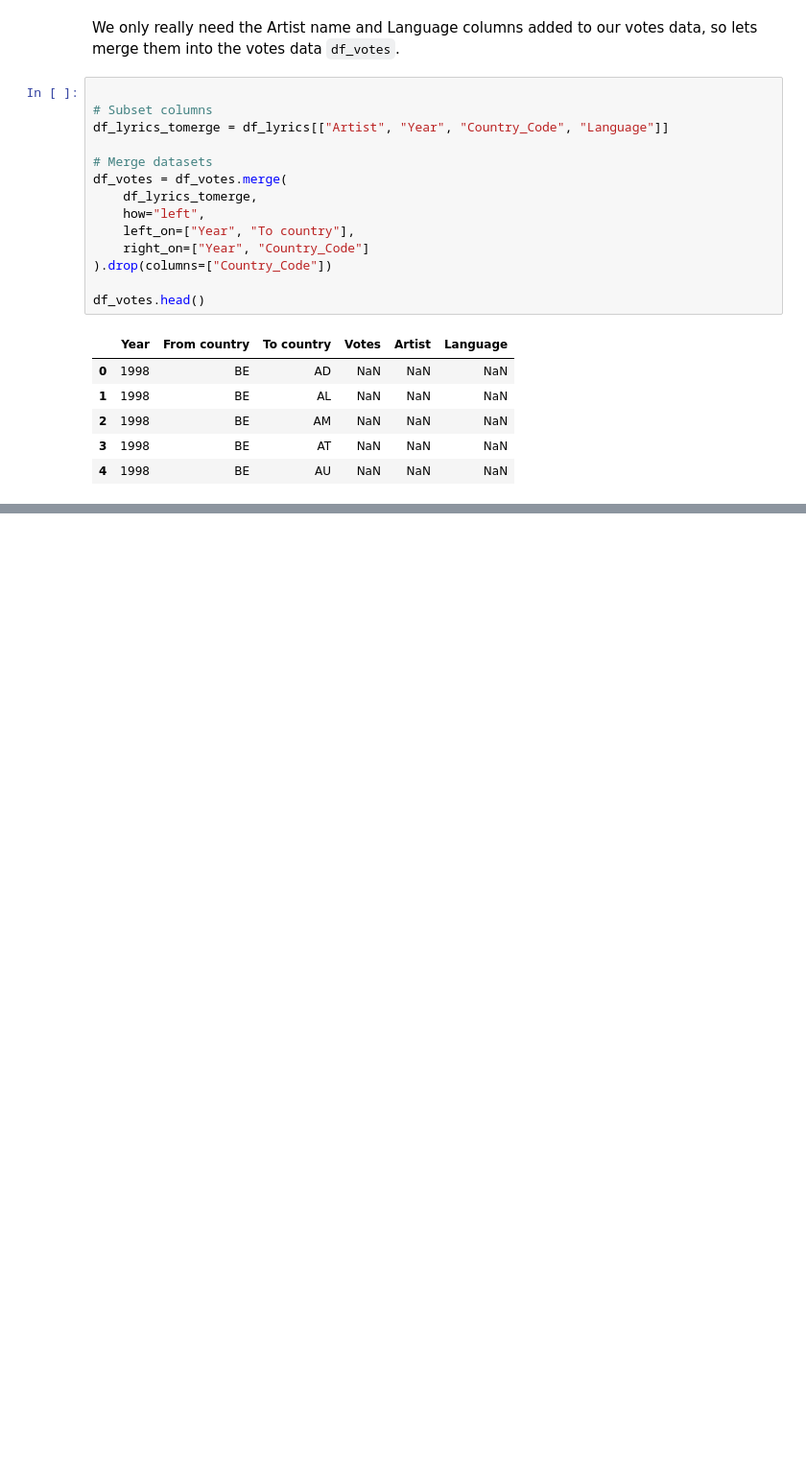
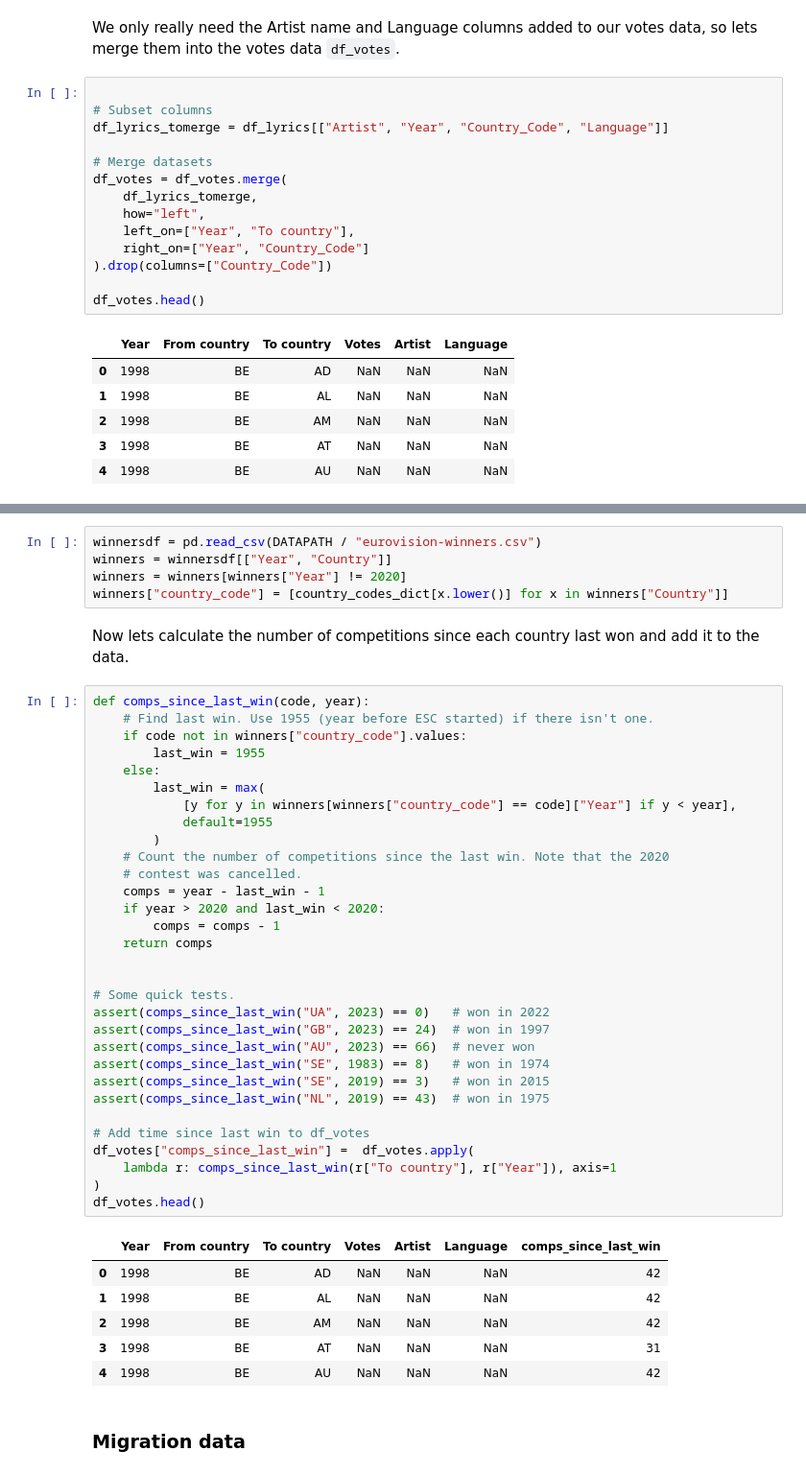
Before and after one commit to KatrionaGoldmann/Eurovision_TDS, a Jupyter notebook: eurovision/notebooks/data-wrang.ipynb, the cells around one changed output, grey strips where cells are left out. Shown at 96% size. Saved outputs shown, nothing was run; the diff lists cells and outputs as text; blank space fills up the shorter version.

Commit message:
Adds latest voting data and time since last win

```diff
--- a/eurovision/notebooks/data-wrang.ipynb
+++ b/eurovision/notebooks/data-wrang.ipynb
@@ -328,0 +424,47 @@ df_votes.head()
+# %%
+winnersdf = pd.read_csv(DATAPATH / "eurovision-winners.csv")
+winners = winnersdf[["Year", "Country"]]
+winners = winners[winners["Year"] != 2020]
+winners["country_code"] = [country_codes_dict[x.lower()] for x in winners["Country"]]
+# %% [markdown]
+Now lets calculate the number of competitions since each country last won and add it to the data.
+# %%
+def comps_since_last_win(code, year):
+    # Find last win. Use 1955 (year before ESC started) if there isn't one.
+    if code not in winners["country_code"].values:
+        last_win = 1955
+    else:
+        last_win = max(
+            [y for y in winners[winners["country_code"] == code]["Year"] if y < year],
+            default=1955
+        )
+    # Count the number of competitions since the last win. Note that the 2020
+    # contest was cancelled.
+    comps = year - last_win - 1
+    if year > 2020 and last_win < 2020:
+        comps = comps - 1
+    return comps
+
+
+# Some quick tests.
+assert(comps_since_last_win("UA", 2023) == 0)   # won in 2022
+assert(comps_since_last_win("GB", 2023) == 24)  # won in 1997
+assert(comps_since_last_win("AU", 2023) == 66)  # never won
+assert(comps_since_last_win("SE", 1983) == 8)   # won in 1974
+assert(comps_since_last_win("SE", 2019) == 3)   # won in 2015
+assert(comps_since_last_win("NL", 2019) == 43)  # won in 1975
+
+# Add time since last win to df_votes
+df_votes["comps_since_last_win"] =  df_votes.apply(
+    lambda r: comps_since_last_win(r["To country"], r["Year"]), axis=1
+)
+df_votes.head()
+# %% [output]
+|  | Year | From country | To country | Votes | Artist | Language | comps_since_last_win |
+| 0 | 1998 | BE | AD | NaN | NaN | NaN | 42 |
+| 1 | 1998 | BE | AL | NaN | NaN | NaN | 42 |
+| 2 | 1998 | BE | AM | NaN | NaN | NaN | 42 |
+| 3 | 1998 | BE | AT | NaN | NaN | NaN | 31 |
+| 4 | 1998 | BE | AU | NaN | NaN | NaN | 42 |
+# %% [markdown]
+### Migration data
```
Also changed, not shown: parts of 15 cells of this notebook, 3 other files.
